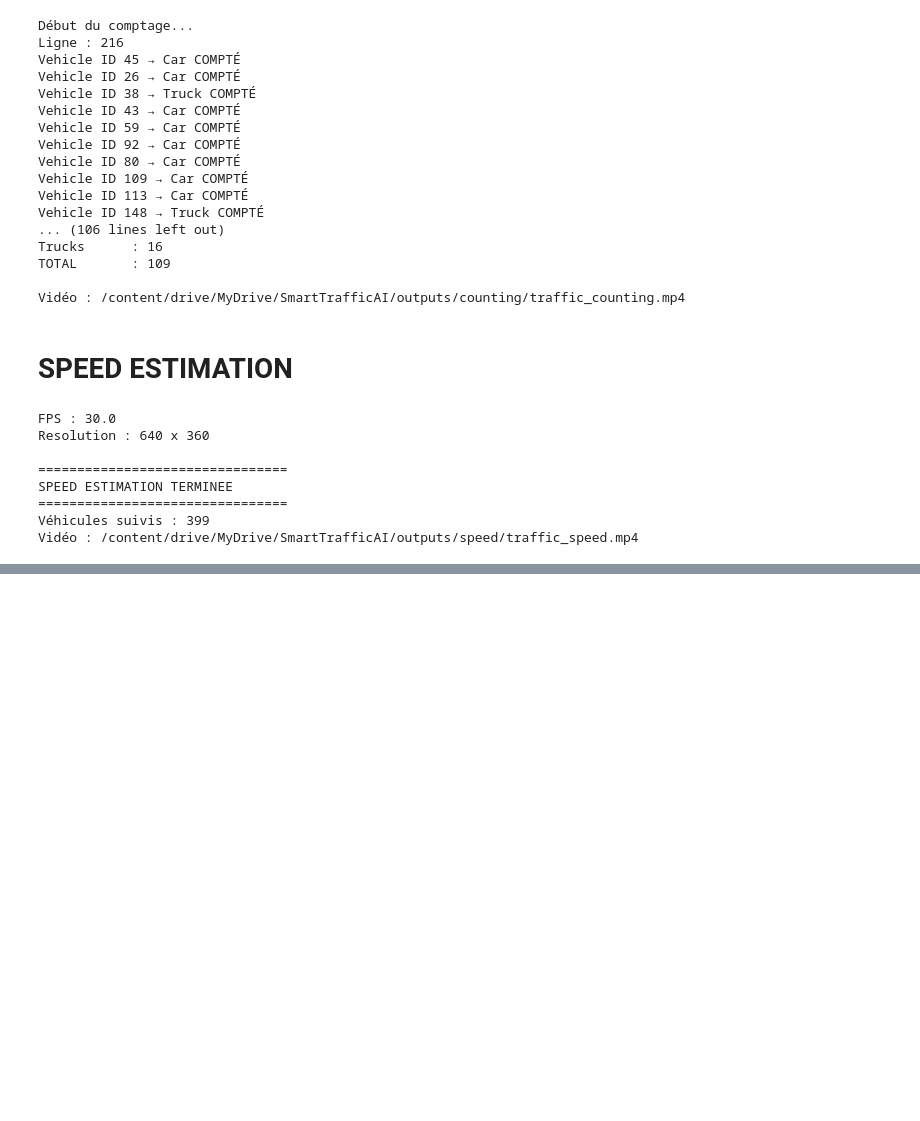
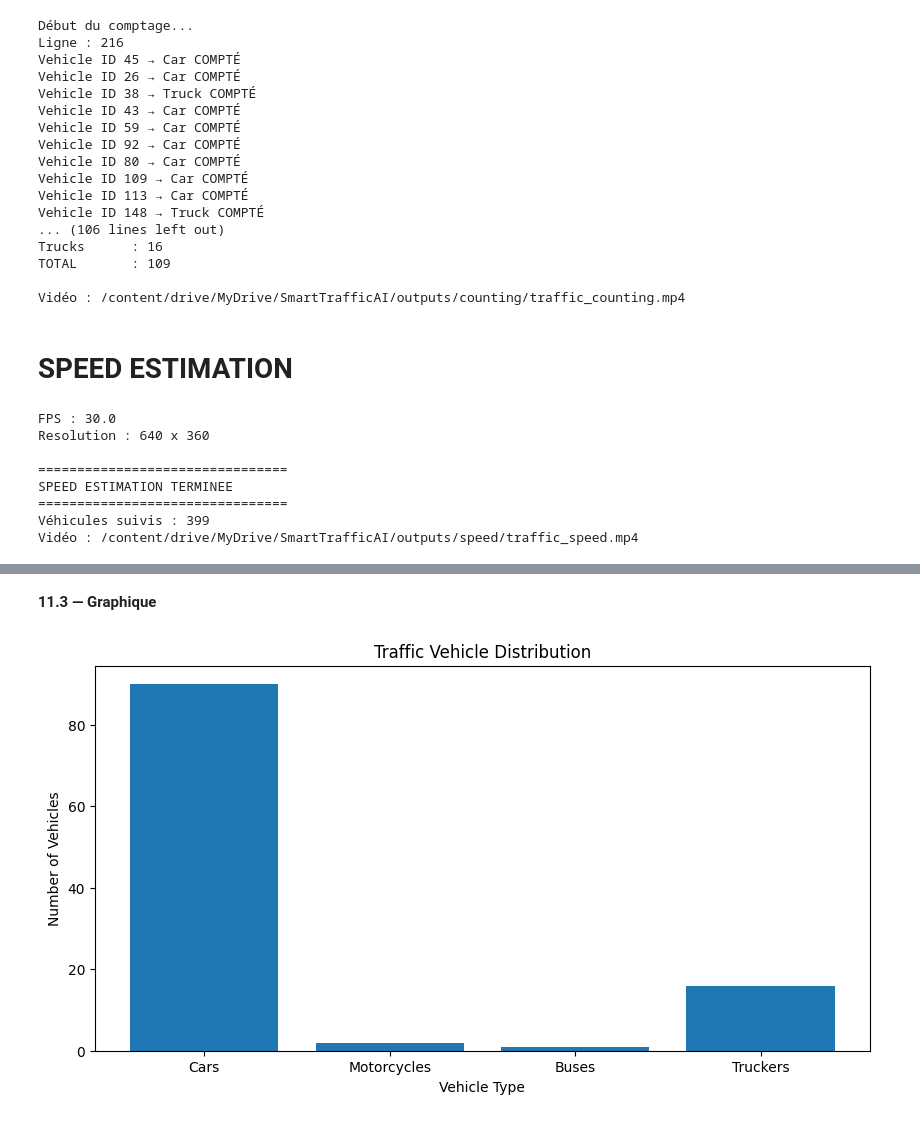
Before and after one commit to moun-13/SmartTrafficAI, a Jupyter notebook: notebooks/Smart_Traffic_AI.ipynb, the cells around one changed output, grey strips where cells are left out. Saved outputs shown, nothing was run; the diff lists cells and outputs as text; code cells hidden in the pictures; blank space fills up the shorter version.

```diff
--- a/notebooks/Smart_Traffic_AI.ipynb
+++ b/notebooks/Smart_Traffic_AI.ipynb
@@ -1114,0 +1187,29 @@ Vidéo : /content/drive/MyDrive/SmartTrafficAI/outputs/speed/traffic_speed.mp4
+# %% [markdown]
+**11.3 — Graphique**
+# %%
+import matplotlib.pyplot as plt
+
+categories = [
+    "Cars",
+    "Motorcycles",
+    "Buses",
+    "Truckers"
+]
+
+values = [
+    vehicle_counts.get(2,0),
+    vehicle_counts.get(3,0),
+    vehicle_counts.get(5,0),
+    vehicle_counts.get(7,0)
+]
+
+plt.figure(figsize=(10,5))
+plt.bar(categories, values)
+
+plt.title("Traffic Vehicle Distribution")
+plt.xlabel("Vehicle Type")
+plt.ylabel("Number of Vehicles")
+
+plt.show()
+# %% [output]
+[figure, added]
```
Also changed, not shown: parts of 15 cells of this notebook.
